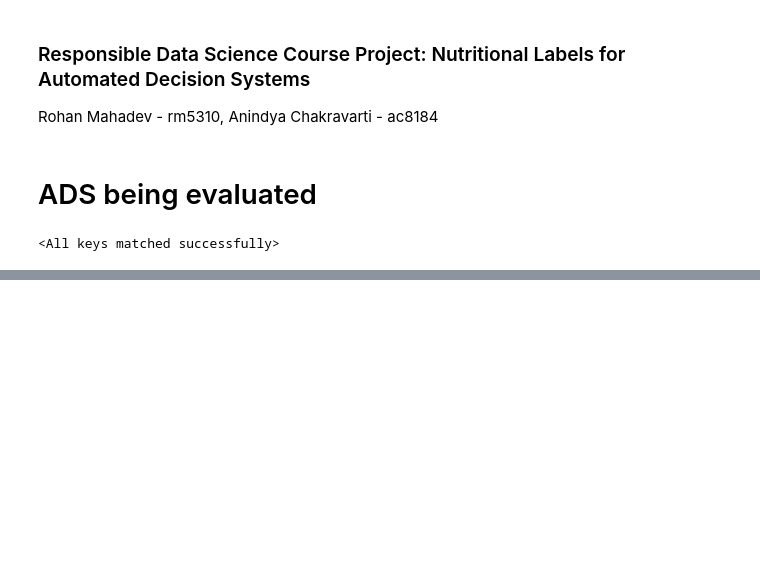
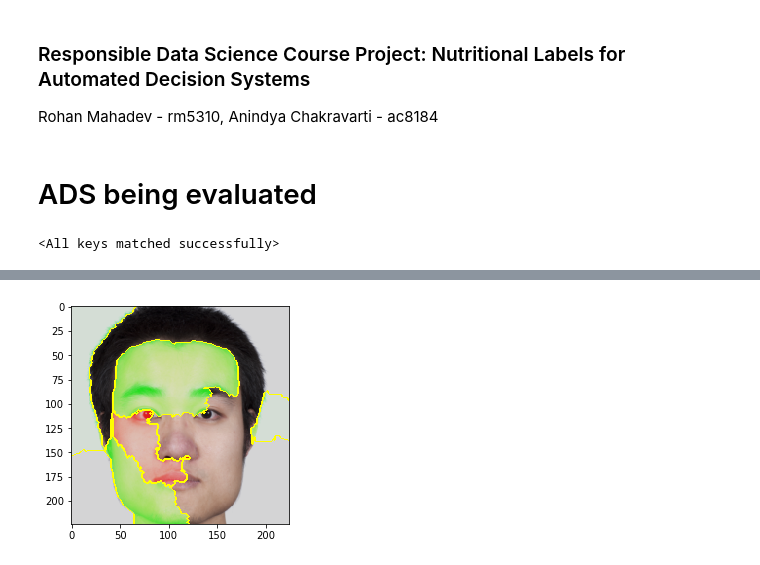
Before and after one commit to anindya/Image-Inclusiveness, a Jupyter notebook: RDS_Project.ipynb, the cells around one changed output, grey strips where cells are left out. Saved outputs shown, nothing was run; the diff lists cells and outputs as text; code cells hidden in the pictures; blank space fills up the shorter version.

```diff
--- a/RDS_Project.ipynb
+++ b/RDS_Project.ipynb
@@ -264,0 +309,4 @@ for i in range(len(best_results_per_input)):
+# %%
+get_lime_man("../../MR2 faces/am04.tif")
+# %% [output]
+[figure, added]
```
Also changed, not shown: parts of 44 cells of this notebook.
